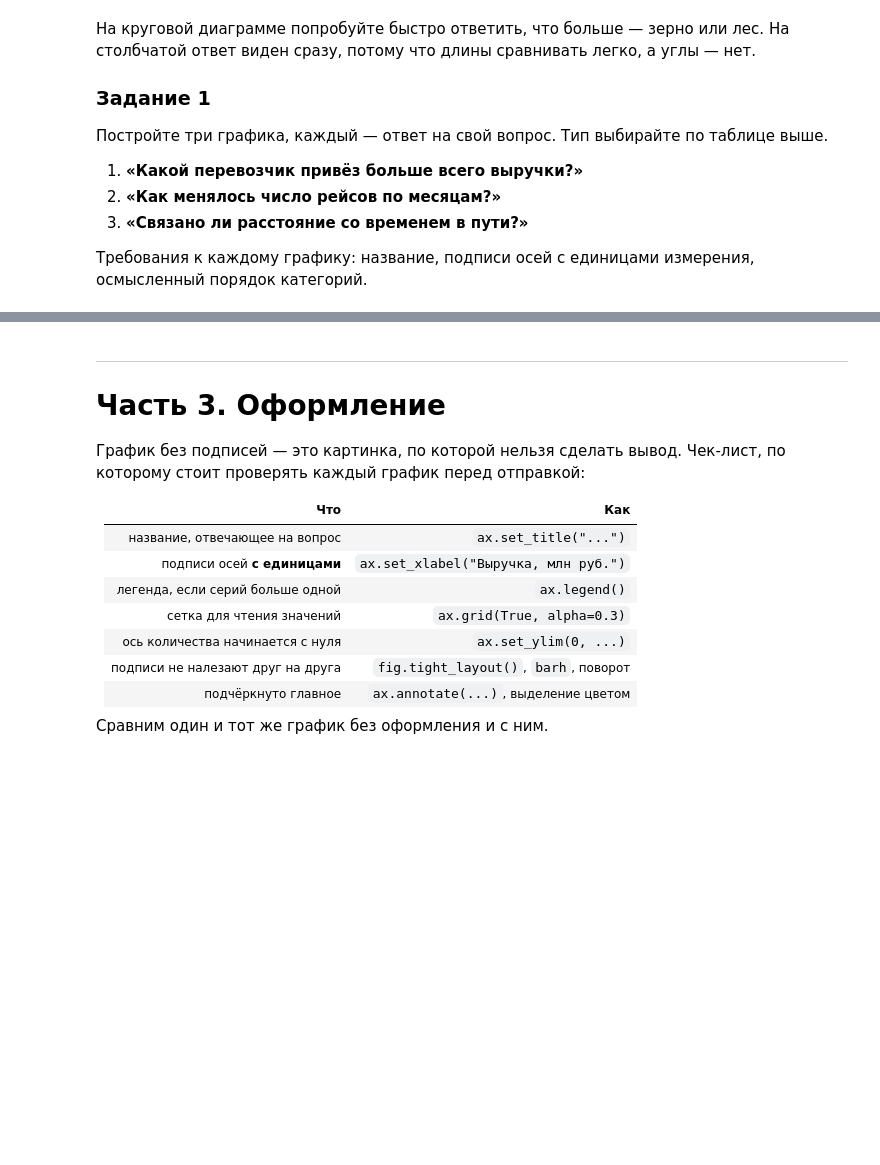
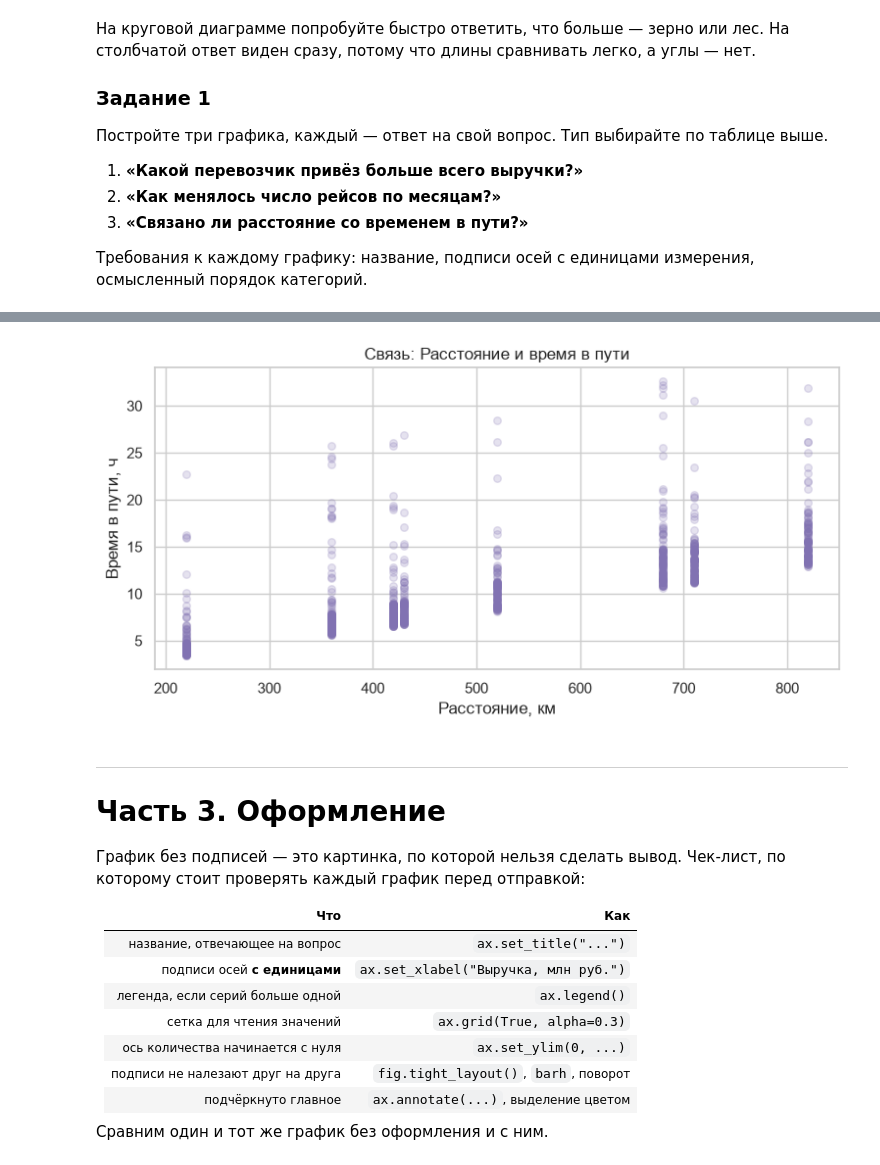
Before and after one commit to K0TOFEY/Laboratory_works_rut, a Jupyter notebook: S5_31.10.2026/LW2 (2).ipynb, the cells around one changed output, grey strips where cells are left out. Saved outputs shown, nothing was run; the diff lists cells and outputs as text; code cells hidden in the pictures; blank space fills up the shorter version.

```diff
--- a/S5_31.10.2026/LW2 (2).ipynb
+++ b/S5_31.10.2026/LW2 (2).ipynb
@@ -338,3 +376,14 @@ plt.show()
+# %%
+# 3) расстояние и время в пути
+fig, ax = plt.subplots(figsize=(9, 4))
+
+ax.scatter(df["distance_km"], df["duration_h"], alpha=0.2, s=30, color="#8172B2")
+ax.set_title("Связь: Расстояние и время в пути")
+ax.set_xlabel("Расстояние, км")
+ax.set_ylabel("Время в пути, ч")
+plt.show()
+# %% [output]
+[figure, added]
 # %% [markdown]
 ---
 # Часть 3. Оформление
```
Also changed, not shown: parts of 21 cells of this notebook.
